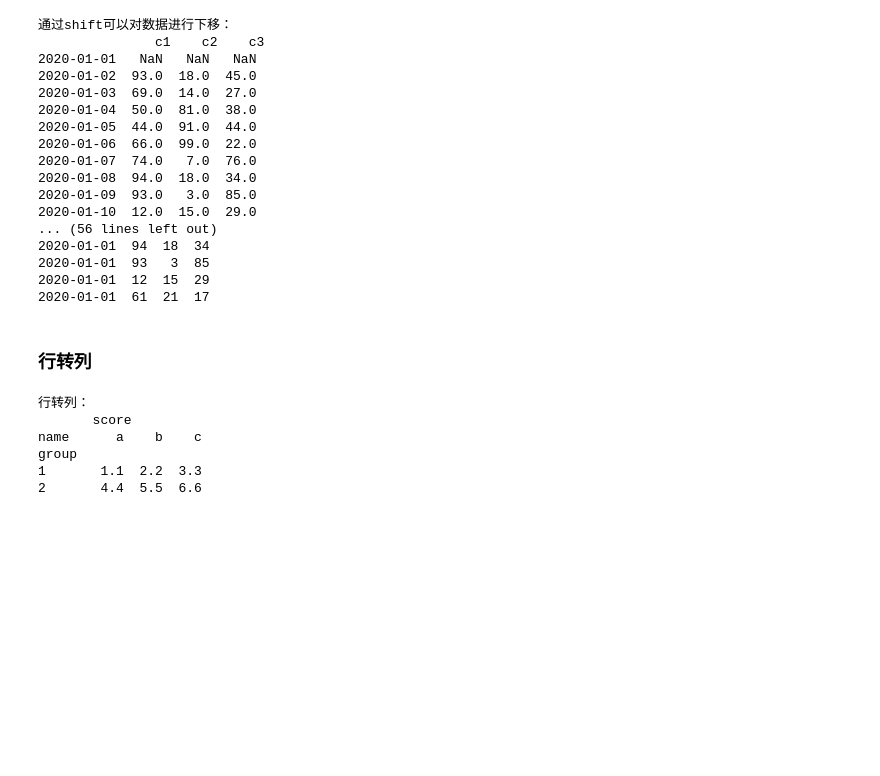
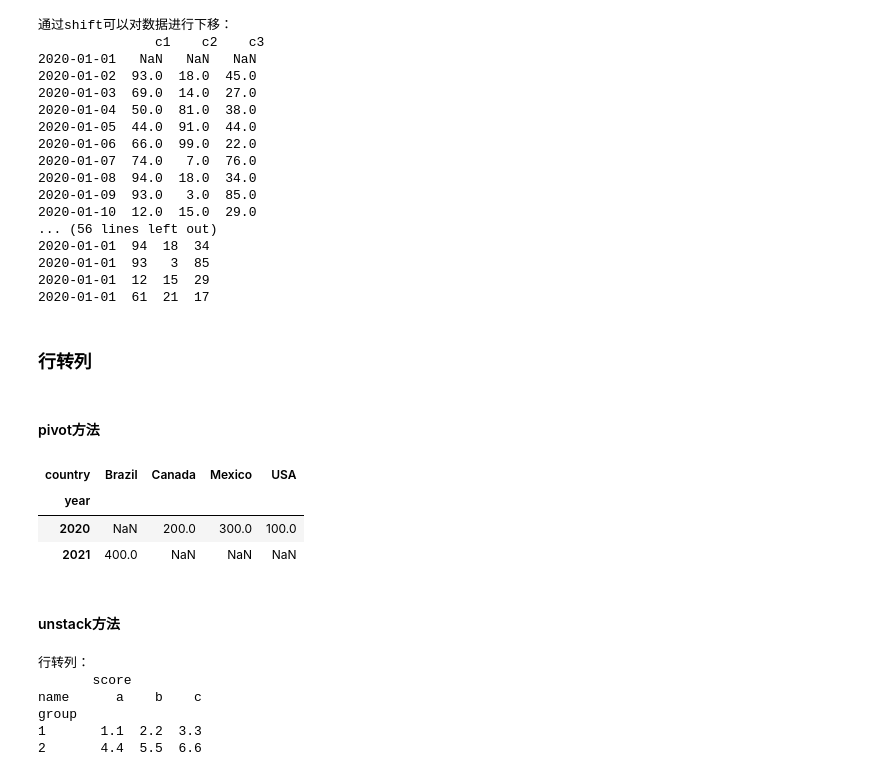
Before and after one commit to ElwinGao4444/colab, a Jupyter notebook: Pandas.ipynb, the cells around one changed output. Saved outputs shown, nothing was run; the diff lists cells and outputs as text; code cells hidden in the pictures; blank space fills up the shorter version.

```diff
--- a/Pandas.ipynb
+++ b/Pandas.ipynb
@@ -975,6 +975,27 @@ print('对时序数据，以年为粒度前移1年：\n', df.shift(periods=-1, f
 2020-01-01  61  21  17
 # %% [markdown]
 ### 行转列
+# %% [markdown]
+#### pivot方法
+# %%
+df = pd.DataFrame({'country': ['USA', 'Canada', 'Mexico', 'Brazil'],
+                   'year': [2020, 2020, 2020, 2021],
+                   'value': [100, 200, 300, 400]})
+data = [
+    {'country':'USA', 'year':2020, 'value':100},
+    {'country':'Canada', 'year':2020, 'value':200},
+    {'country':'Mexico', 'year':2020, 'value':300},
+    {'country':'Brazil', 'year':2021, 'value':400},
+    ]
+df = pd.DataFrame(data)
+pd.pivot(df, index='year', columns='country', values='value')
+# %% [output]
+| country | Brazil | Canada | Mexico | USA |
+| year |  |  |  |  |
+| 2020 | NaN | 200.0 | 300.0 | 100.0 |
+| 2021 | 400.0 | NaN | NaN | NaN |
+# %% [markdown]
+#### unstack方法
 # %%
 data = [
     {'group':1, 'name':'a', 'score':1.1},
```
